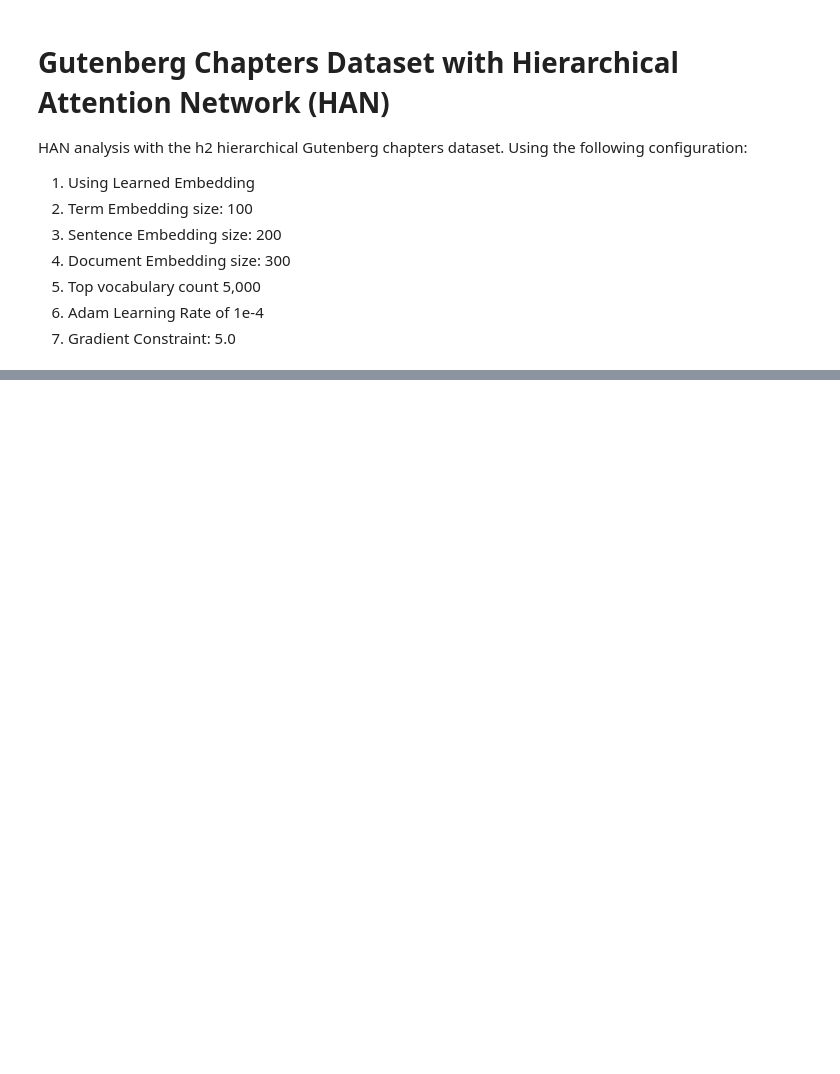
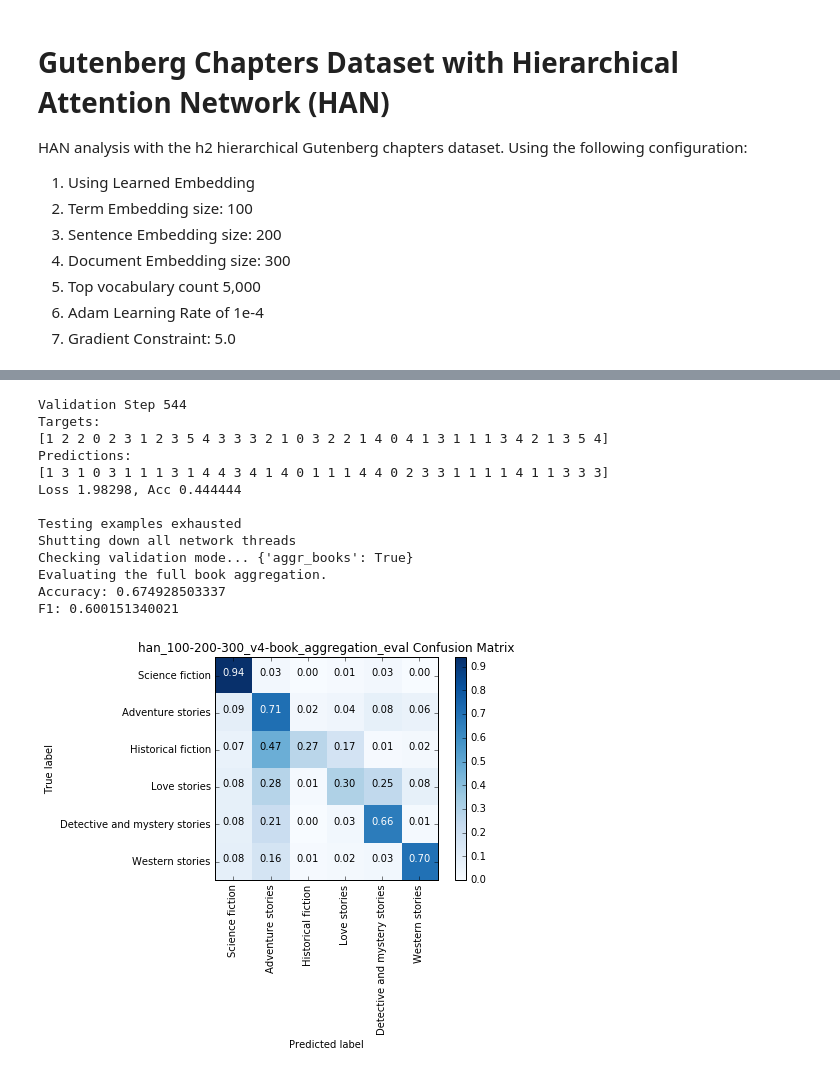
Before and after one commit to joeworsh/ai-lit, a Jupyter notebook: ai_lit/analysis/gutenberg/gb_chapters_han_learned_embeddings_1.ipynb, the cells around one changed output, grey strips where cells are left out. Saved outputs shown, nothing was run; the diff lists cells and outputs as text; code cells hidden in the pictures; blank space fills up the shorter version.

```diff
--- a/ai_lit/analysis/gutenberg/gb_chapters_han_learned_embeddings_1.ipynb
+++ b/ai_lit/analysis/gutenberg/gb_chapters_han_learned_embeddings_1.ipynb
@@ -36,4 +86,19 @@ subjects = gb_input.get_subjects(dataset_wkspc)
 # %%
-evaluation_name = 'standard_eval'
+evaluation_name = 'book_aggregation_eval'
 univ = gb_chap_han.GbChaptersHANUniversity(model_name, training_wkspc, dataset_wkspc)
-accuracy, f1, cm = analysis_util.train_and_evaluate(univ, model_name, evaluation_name)
+accuracy, f1, cm = analysis_util.train_and_evaluate(univ, model_name, evaluation_name, **{"aggr_books": True})
+# %% [output]
+Validation Step 544
+Targets:
+[1 2 2 0 2 3 1 2 3 5 4 3 3 3 2 1 0 3 2 2 1 4 0 4 1 3 1 1 1 3 4 2 1 3 5 4]
+Predictions:
+[1 3 1 0 3 1 1 1 3 1 4 4 3 4 1 4 0 1 1 1 4 4 0 2 3 3 1 1 1 1 4 1 1 3 3 3]
+Loss 1.98298, Acc 0.444444
+
+Testing examples exhausted
+Shutting down all network threads
+Checking validation mode... {'aggr_books': True}
+Evaluating the full book aggregation.
+Accuracy: 0.674928503337
+F1: 0.600151340021
+[figure, added]
```
Also changed, not shown: parts of 6 cells of this notebook, 2 other files.
